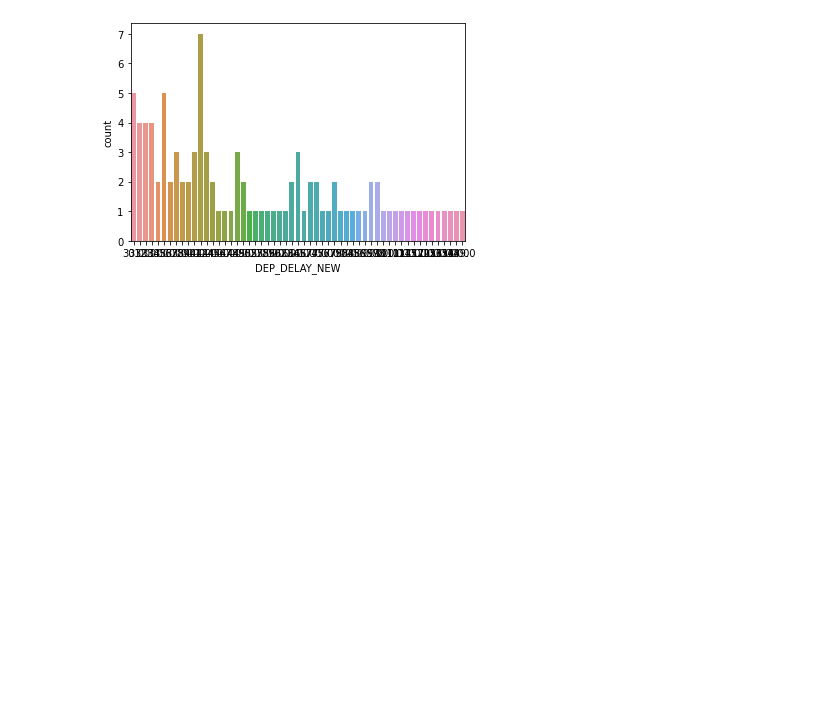
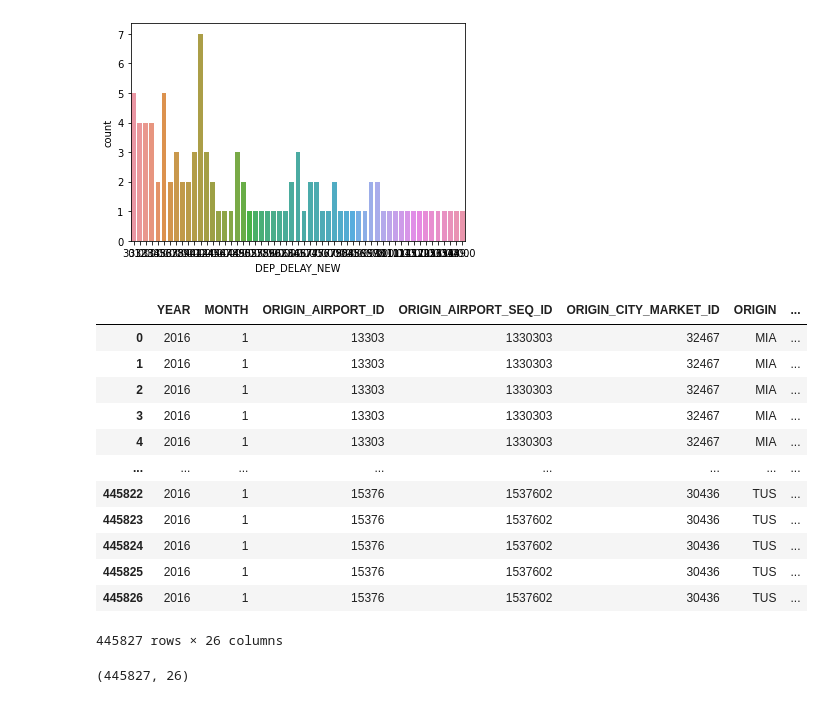
Before and after one commit to Pria91/Machine-Learning-Projects-, a Jupyter notebook: AirlinesDataAnalysis.ipynb, the cells around one changed output. Cells and saved outputs as stored; diff of their text form; code cells hidden in the pictures; blank space fills up the shorter version.

```diff
--- a/AirlinesDataAnalysis.ipynb
+++ b/AirlinesDataAnalysis.ipynb
@@ -308,3 +321,26 @@ sns.countplot(x='DEP_DELAY_NEW', data=df_4)
 plt.show()
 # %% [output]
 [figure]
+# %%
+import pandas as pd
+
+df = pd.read_csv('/content/Sof_JanData.csv')
+df
+# %% [output]
+|  | YEAR | MONTH | ORIGIN_AIRPORT_ID | ORIGIN_AIRPORT_SEQ_ID | ORIGIN_CITY_MARKET_ID | ORIGIN | ... |
+| 0 | 2016 | 1 | 13303 | 1330303 | 32467 | MIA | ... |
+| 1 | 2016 | 1 | 13303 | 1330303 | 32467 | MIA | ... |
+| 2 | 2016 | 1 | 13303 | 1330303 | 32467 | MIA | ... |
+| 3 | 2016 | 1 | 13303 | 1330303 | 32467 | MIA | ... |
+| 4 | 2016 | 1 | 13303 | 1330303 | 32467 | MIA | ... |
+| ... | ... | ... | ... | ... | ... | ... | ... |
+| 445822 | 2016 | 1 | 15376 | 1537602 | 30436 | TUS | ... |
+| 445823 | 2016 | 1 | 15376 | 1537602 | 30436 | TUS | ... |
+| 445824 | 2016 | 1 | 15376 | 1537602 | 30436 | TUS | ... |
+| 445825 | 2016 | 1 | 15376 | 1537602 | 30436 | TUS | ... |
+| 445826 | 2016 | 1 | 15376 | 1537602 | 30436 | TUS | ... |
+445827 rows × 26 columns
+# %%
+df.shape
+# %% [output]
+(445827, 26)
```
Also changed, not shown: parts of 54 cells of this notebook.
